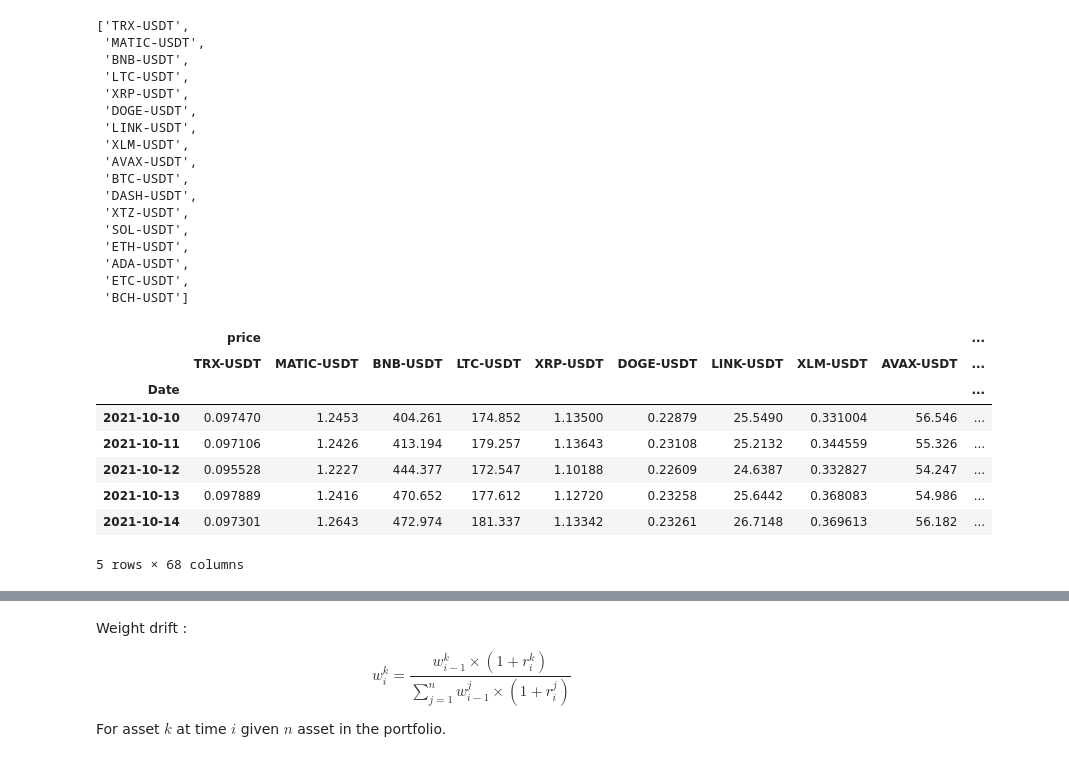
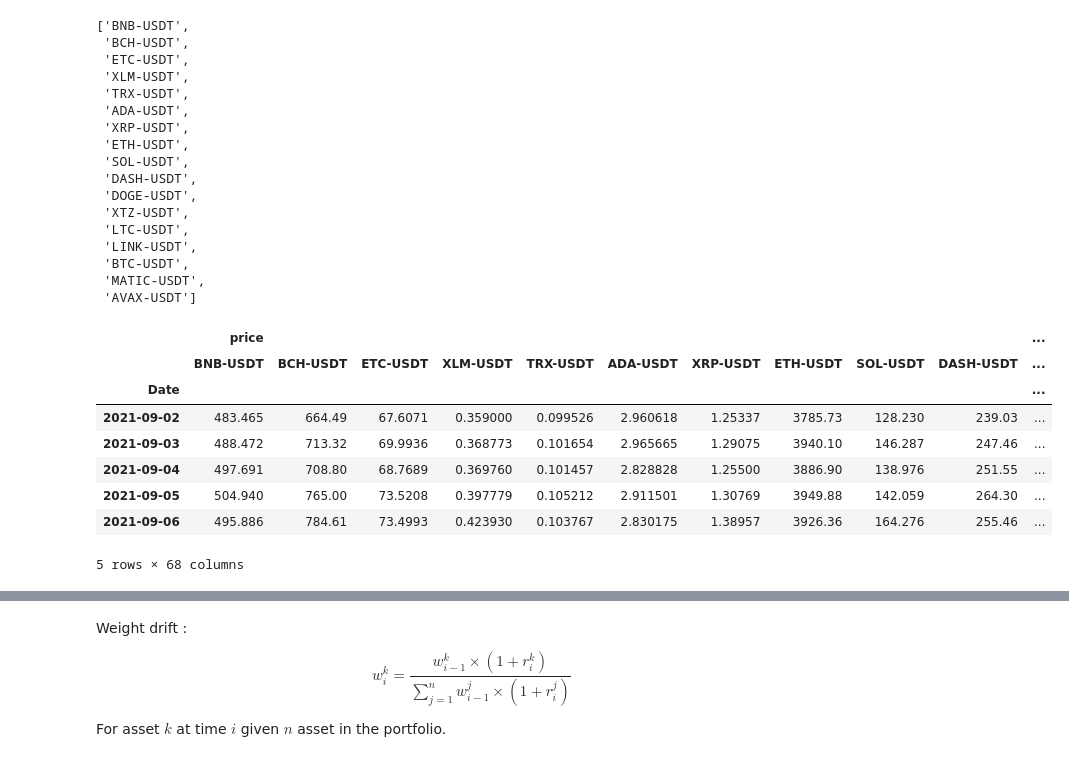
Before and after one commit to BaptisteZloch/Crypto-momentum-portfolios, a Jupyter notebook: src/crypto-momentum-cross-sectional.ipynb, the cells around one changed output, grey strips where cells are left out. Saved outputs shown, nothing was run; the diff lists cells and outputs as text; code cells hidden in the pictures.

```diff
--- a/src/crypto-momentum-cross-sectional.ipynb
+++ b/src/crypto-momentum-cross-sectional.ipynb
@@ -1,52 +1,60 @@
 # %%
+from warnings import filterwarnings
+filterwarnings("ignore")
 import pandas as pd
 from typing import List, Union, Literal, Dict
 import numpy as np
 from tqdm import tqdm
-from crypto_momentum_portfolios.data_loader import CryptoDataLoader,CryptoDataLoaderQIL
-from crypto_momentum_portfolios.utils import get_rebalance_dates
+from crypto_momentum_portfolios.utility.data_loader import CryptoDataLoader, CryptoDataLoaderQIL
+from crypto_momentum_portfolios.utility.utils import get_rebalance_dates
+from crypto_momentum_portfolios.utility.types import (
+    DataFrequency,
+    Fields,
+    RebalanceFrequency,
+    Side,
+)
+dl = CryptoDataLoaderQIL()  # CryptoDataLoader()
 
-dl = CryptoDataLoaderQIL() #CryptoDataLoader()
 dl.assets
 # %% [output]
-['TRX-USDT',
+['BNB-USDT',
+ 'BCH-USDT',
+ 'ETC-USDT',
+ 'XLM-USDT',
+ 'TRX-USDT',
+ 'ADA-USDT',
+ 'XRP-USDT',
+ 'ETH-USDT',
+ 'SOL-USDT',
+ 'DASH-USDT',
+ 'DOGE-USDT',
+ 'XTZ-USDT',
+ 'LTC-USDT',
+ 'LINK-USDT',
+ 'BTC-USDT',
  'MATIC-USDT',
- 'BNB-USDT',
- 'LTC-USDT',
- 'XRP-USDT',
- 'DOGE-USDT',
- 'LINK-USDT',
- 'XLM-USDT',
- 'AVAX-USDT',
- 'BTC-USDT',
- 'DASH-USDT',
- 'XTZ-USDT',
- 'SOL-USDT',
- 'ETH-USDT',
- 'ADA-USDT',
- 'ETC-USDT',
- 'BCH-USDT']
+ 'AVAX-USDT']
 # %%
 MOMENTUM_LOOKBACK = 30
-univers = (
+universe = (
     dl.get_crypto(
         "all",
-        data_frequency="daily",
-        fields=["price","market_cap","momentum","returns"],
+        data_frequency=DataFrequency.DAILY,
+        fields=[Fields.PRICE, Fields.MARKET_CAP, Fields.MOMENTUM, Fields.RETURNS],
         flatten_fields_with_crypto=False,
         momentum_lookback=MOMENTUM_LOOKBACK,
     )
     .dropna()
-    .loc["2021-10-10":]
+    .loc[:]
 )
-univers.head()
+universe.head()
 # %% [output]
-|  | price |  |  |  |  |  |  |  |  | ... |
-|  | TRX-USDT | MATIC-USDT | BNB-USDT | LTC-USDT | XRP-USDT | DOGE-USDT | LINK-USDT | XLM-USDT | AVAX-USDT | ... |
-| Date |  |  |  |  |  |  |  |  |  | ... |
-| 2021-10-10 | 0.097470 | 1.2453 | 404.261 | 174.852 | 1.13500 | 0.22879 | 25.5490 | 0.331004 | 56.546 | ... |
-| 2021-10-11 | 0.097106 | 1.2426 | 413.194 | 179.257 | 1.13643 | 0.23108 | 25.2132 | 0.344559 | 55.326 | ... |
-| 2021-10-12 | 0.095528 | 1.2227 | 444.377 | 172.547 | 1.10188 | 0.22609 | 24.6387 | 0.332827 | 54.247 | ... |
-| 2021-10-13 | 0.097889 | 1.2416 | 470.652 | 177.612 | 1.12720 | 0.23258 | 25.6442 | 0.368083 | 54.986 | ... |
-| 2021-10-14 | 0.097301 | 1.2643 | 472.974 | 181.337 | 1.13342 | 0.23261 | 26.7148 | 0.369613 | 56.182 | ... |
+|  | price |  |  |  |  |  |  |  |  |  | ... |
+|  | BNB-USDT | BCH-USDT | ETC-USDT | XLM-USDT | TRX-USDT | ADA-USDT | XRP-USDT | ETH-USDT | SOL-USDT | DASH-USDT | ... |
+| Date |  |  |  |  |  |  |  |  |  |  | ... |
+| 2021-09-02 | 483.465 | 664.49 | 67.6071 | 0.359000 | 0.099526 | 2.960618 | 1.25337 | 3785.73 | 128.230 | 239.03 | ... |
+| 2021-09-03 | 488.472 | 713.32 | 69.9936 | 0.368773 | 0.101654 | 2.965665 | 1.29075 | 3940.10 | 146.287 | 247.46 | ... |
+| 2021-09-04 | 497.691 | 708.80 | 68.7689 | 0.369760 | 0.101457 | 2.828828 | 1.25500 | 3886.90 | 138.976 | 251.55 | ... |
+| 2021-09-05 | 504.940 | 765.00 | 73.5208 | 0.397779 | 0.105212 | 2.911501 | 1.30769 | 3949.88 | 142.059 | 264.30 | ... |
+| 2021-09-06 | 495.886 | 784.61 | 73.4993 | 0.423930 | 0.103767 | 2.830175 | 1.38957 | 3926.36 | 164.276 | 255.46 | ... |
 5 rows × 68 columns
```
Also changed, not shown: parts of 15 cells of this notebook, 10 other files.
